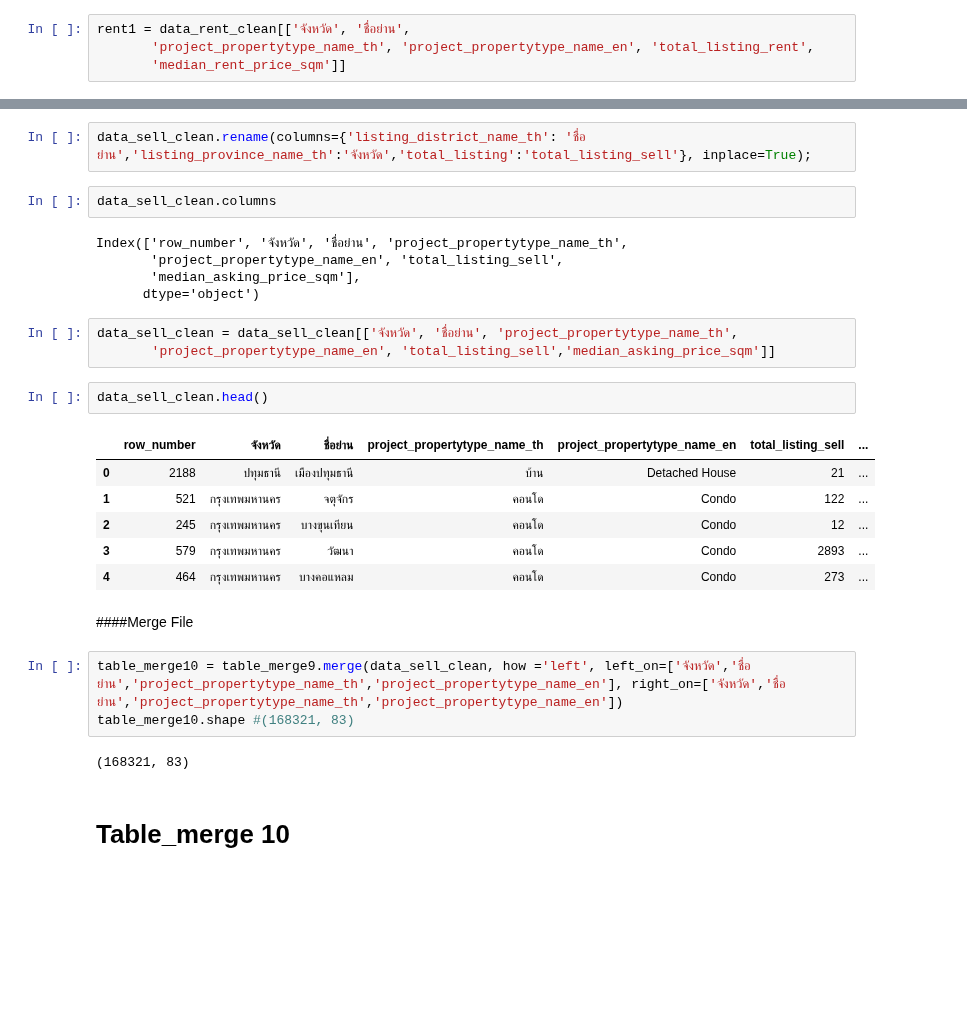
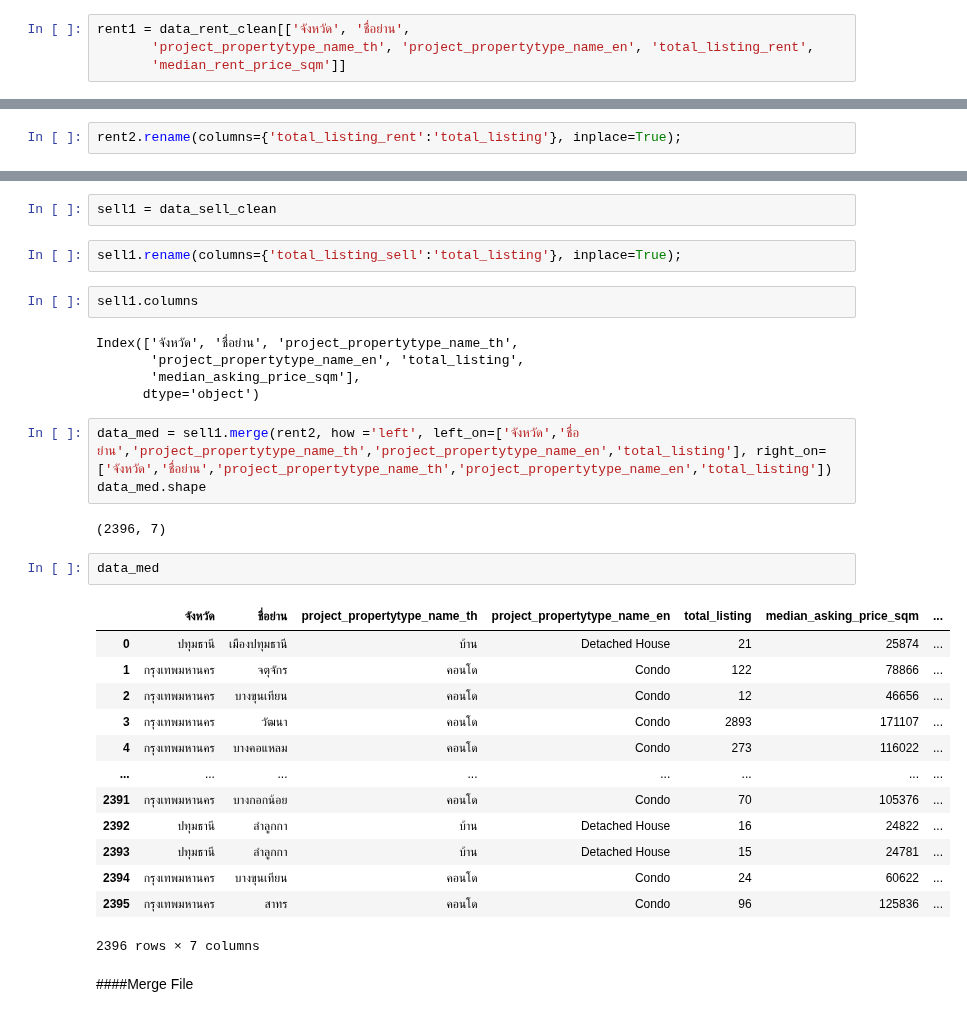
Before and after one commit to Nattakonjpg/BasicProg_DataViz65, a Jupyter notebook: Part1_Clean_Data.ipynb, the cells around one changed output, grey strips where cells are left out. Saved outputs shown, nothing was run; the diff lists cells and outputs as text; blank space fills up the shorter version.

```diff
--- a/Part1_Clean_Data.ipynb
+++ b/Part1_Clean_Data.ipynb
@@ -1837,0 +1801,2 @@ Length: 81, dtype: bool
+# %%
+rent2.rename(columns={'total_listing_rent':'total_listing'}, inplace=True);
@@ -1847,30 +1819,34 @@ data_sell_clean.head()
+# %%
+sell1 = data_sell_clean
 # %%
-data_sell_clean.rename(columns={'listing_district_name_th': 'ชื่อย่าน','listing_province_name_th':'จังหวัด','total_listing':'total_listing_sell'}, inplace=True);
+sell1.rename(columns={'total_listing_sell':'total_listing'}, inplace=True);
 # %%
-data_sell_clean.columns
+sell1.columns
 # %% [output]
-Index(['row_number', 'จังหวัด', 'ชื่อย่าน', 'project_propertytype_name_th',
-       'project_propertytype_name_en', 'total_listing_sell',
+Index(['จังหวัด', 'ชื่อย่าน', 'project_propertytype_name_th',
+       'project_propertytype_name_en', 'total_listing',
        'median_asking_price_sqm'],
       dtype='object')
-# %%
-data_sell_clean = data_sell_clean[['จังหวัด', 'ชื่อย่าน', 'project_propertytype_name_th',
-       'project_propertytype_name_en', 'total_listing_sell','median_asking_price_sqm']]
-# %%
-data_sell_clean.head()
-# %% [output]
-|  | row_number | จังหวัด | ชื่อย่าน | project_propertytype_name_th | project_propertytype_name_en | total_listing_sell | ... |
-| 0 | 2188 | ปทุมธานี | เมืองปทุมธานี | บ้าน | Detached House | 21 | ... |
-| 1 | 521 | กรุงเทพมหานคร | จตุจักร | คอนโด | Condo | 122 | ... |
-| 2 | 245 | กรุงเทพมหานคร | บางขุนเทียน | คอนโด | Condo | 12 | ... |
-| 3 | 579 | กรุงเทพมหานคร | วัฒนา | คอนโด | Condo | 2893 | ... |
-| 4 | 464 | กรุงเทพมหานคร | บางคอแหลม | คอนโด | Condo | 273 | ... |
+# %%
+data_med = sell1.merge(rent2, how ='left', left_on=['จังหวัด','ชื่อย่าน','project_propertytype_name_th','project_propertytype_name_en','total_listing'], right_on=['จังหวัด','ชื่อย่าน','project_propertytype_name_th','project_propertytype_name_en','total_listing'])
+data_med.shape
+# %% [output]
+(2396, 7)
+# %%
+data_med
+# %% [output]
+|  | จังหวัด | ชื่อย่าน | project_propertytype_name_th | project_propertytype_name_en | total_listing | median_asking_price_sqm | ... |
+| 0 | ปทุมธานี | เมืองปทุมธานี | บ้าน | Detached House | 21 | 25874 | ... |
+| 1 | กรุงเทพมหานคร | จตุจักร | คอนโด | Condo | 122 | 78866 | ... |
+| 2 | กรุงเทพมหานคร | บางขุนเทียน | คอนโด | Condo | 12 | 46656 | ... |
+| 3 | กรุงเทพมหานคร | วัฒนา | คอนโด | Condo | 2893 | 171107 | ... |
+| 4 | กรุงเทพมหานคร | บางคอแหลม | คอนโด | Condo | 273 | 116022 | ... |
+| ... | ... | ... | ... | ... | ... | ... | ... |
+| 2391 | กรุงเทพมหานคร | บางกอกน้อย | คอนโด | Condo | 70 | 105376 | ... |
+| 2392 | ปทุมธานี | ลำลูกกา | บ้าน | Detached House | 16 | 24822 | ... |
+| 2393 | ปทุมธานี | ลำลูกกา | บ้าน | Detached House | 15 | 24781 | ... |
+| 2394 | กรุงเทพมหานคร | บางขุนเทียน | คอนโด | Condo | 24 | 60622 | ... |
+| 2395 | กรุงเทพมหานคร | สาทร | คอนโด | Condo | 96 | 125836 | ... |
+2396 rows × 7 columns
 # %% [markdown]
 ####Merge File
-# %%
-table_merge10 = table_merge9.merge(data_sell_clean, how ='left', left_on=['จังหวัด','ชื่อย่าน','project_propertytype_name_th','project_propertytype_name_en'], right_on=['จังหวัด','ชื่อย่าน','project_propertytype_name_th','project_propertytype_name_en'])
-table_merge10.shape #(168321, 83)
-# %% [output]
-(168321, 83)
-# %% [markdown]
-# Table_merge 10
```
Also changed, not shown: parts of 21 cells of this notebook.
